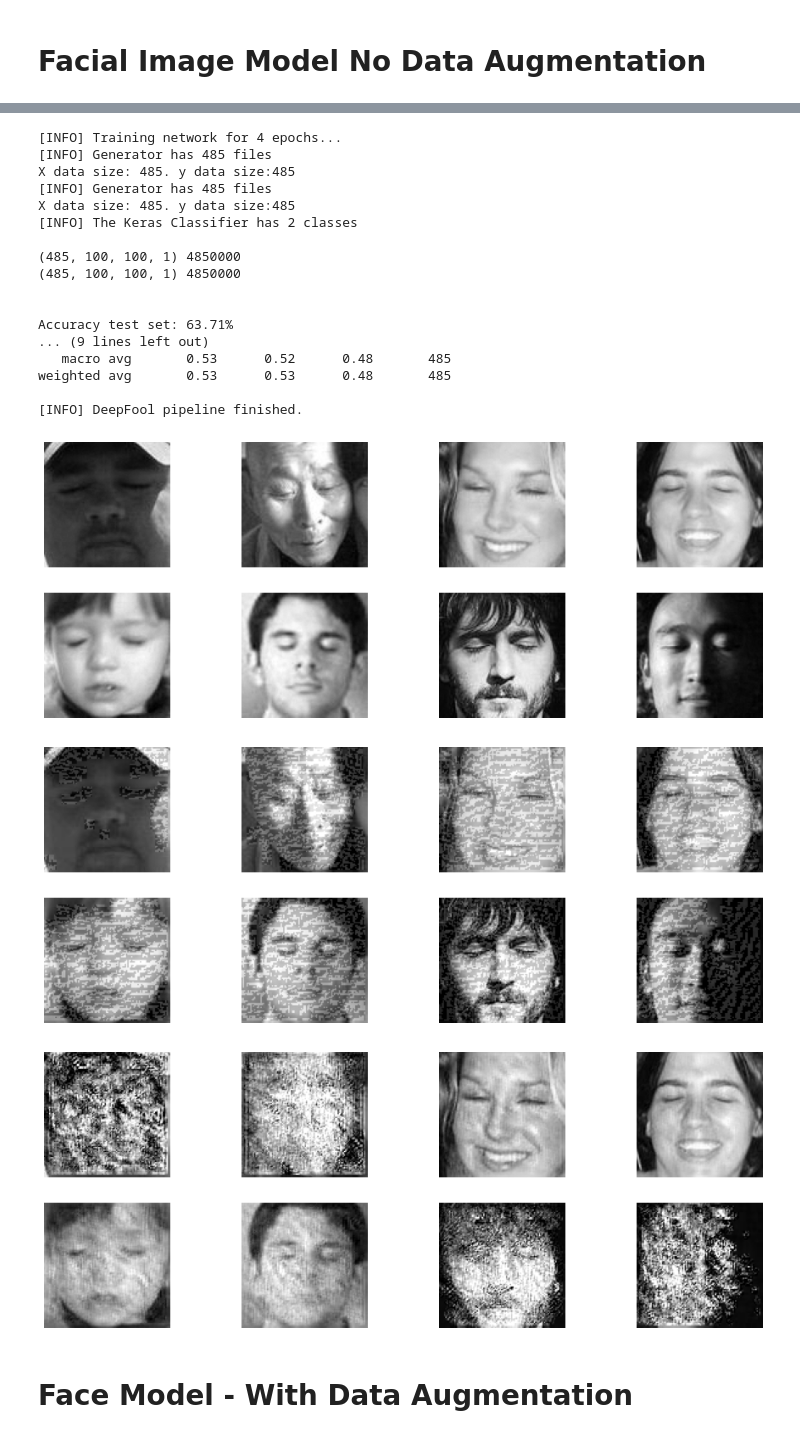
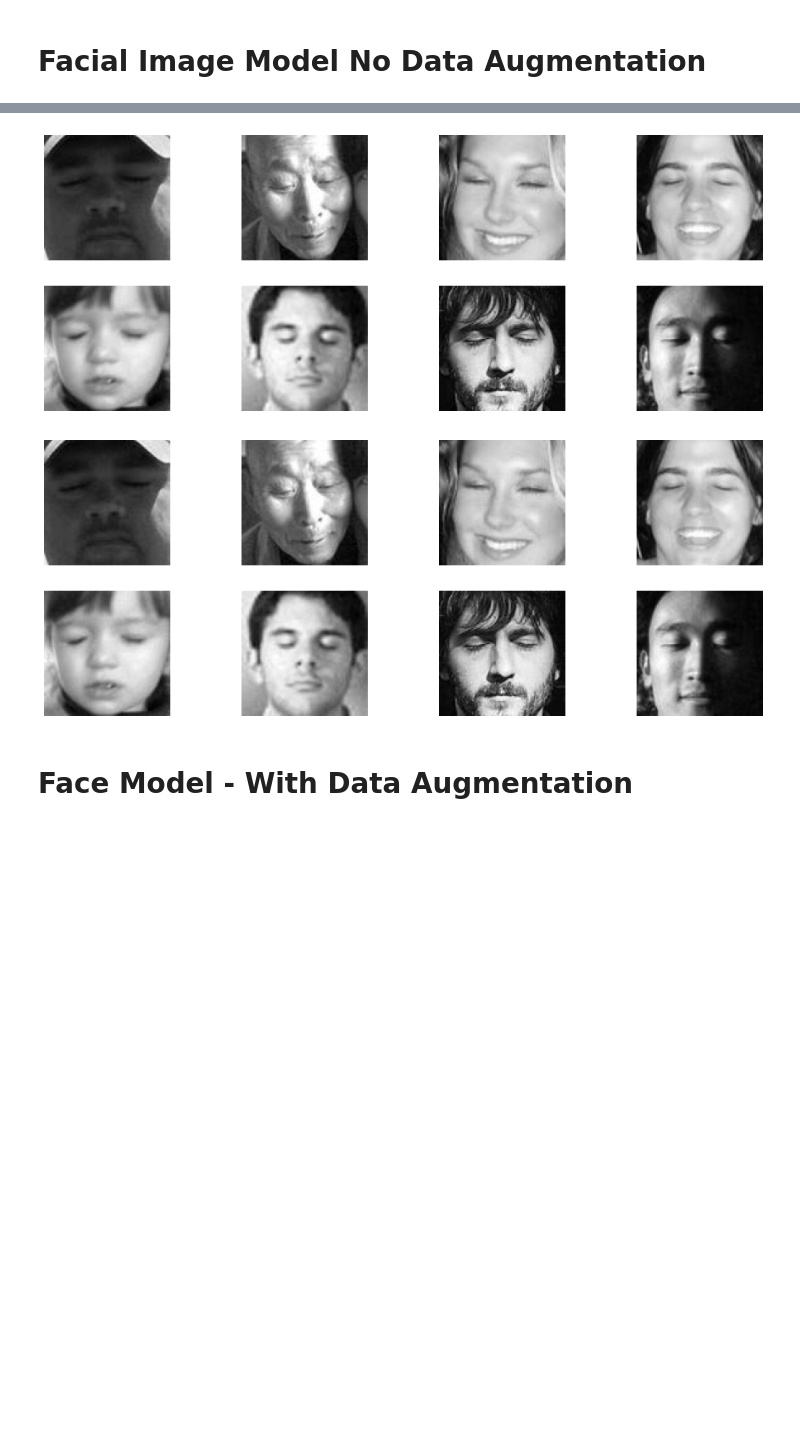
Before and after one commit to ya332/robust_sleepnets, a Jupyter notebook: robust_sleepnets.ipynb, the cells around one changed output, grey strips where cells are left out. Cells and saved outputs as stored; diff of their text form; code cells hidden in the pictures; blank space fills up the shorter version.

```diff
--- a/robust_sleepnets.ipynb
+++ b/robust_sleepnets.ipynb
@@ -843,8 +905,8 @@ train_generator , val_generator, test_generator = collect_face_generators(False)
 # evaluate(val_generator, model_type="eye")
 
 adversarial_train_on_PGD(train_generator, test_generator, model_type="face")
-adversarial_train_on_FGSM(train_generator, test_generator, model_type="face")
-adversarial_train_on_DeepFool(train_generator, test_generator, model_type="face")
+# adversarial_train_on_FGSM(train_generator, test_generator, model_type="face")
+# adversarial_train_on_DeepFool(train_generator, test_generator, model_type="face")
 # %% [output]
 [INFO] loading images...
 [INFO] Training data info:
@@ -882,23 +941,5 @@ weighted avg       0.81      0.81      0.81       485
-[INFO] Training network for 4 epochs...
-[INFO] Generator has 485 files
-X data size: 485. y data size:485
-[INFO] Generator has 485 files
-X data size: 485. y data size:485
-[INFO] The Keras Classifier has 2 classes
-
-(485, 100, 100, 1) 4850000
-(485, 100, 100, 1) 4850000
-
-
-Accuracy test set: 63.71%
-... (9 lines left out)
-   macro avg       0.53      0.52      0.48       485
-weighted avg       0.53      0.53      0.48       485
-
-[INFO] DeepFool pipeline finished.
 [figure]
-[figure, old version]
+[figure, new version]
-[figure, removed]
 # %% [markdown]
 # Face Model - With Data Augmentation
 # %%
```
Also changed, not shown: parts of 5 cells of this notebook, 7 other files.
